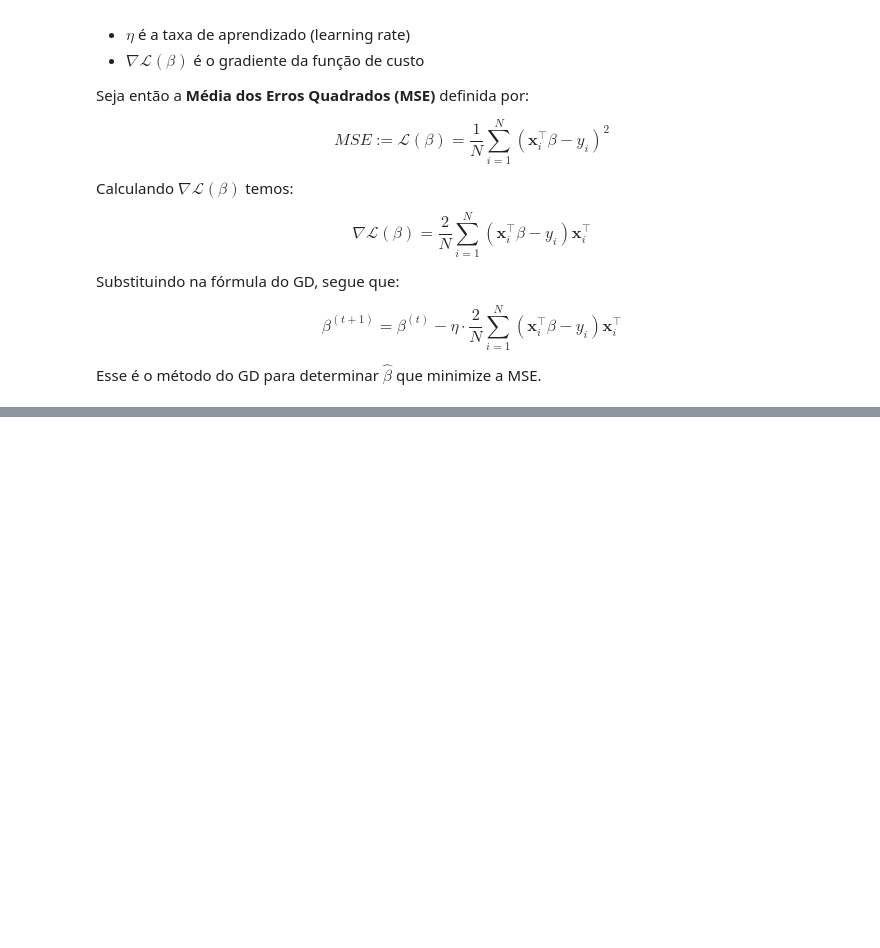
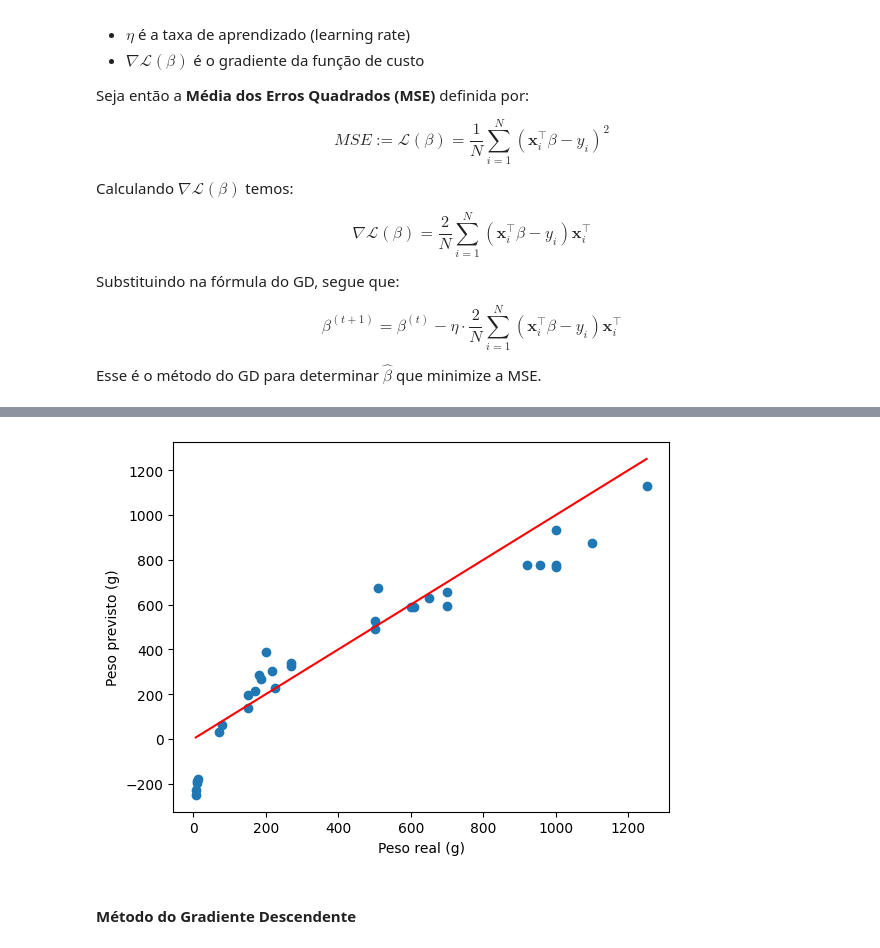
Before and after one commit to gabdourado/AI, a Jupyter notebook: ML/Supervised-Learning/Linear-Regression/Linear_Regression.ipynb, the cells around one changed output, grey strips where cells are left out. Drawn from its saved outputs; the diff is of its cells as text; code cells hidden in the pictures; blank space fills up the shorter version.

```diff
--- a/ML/Supervised-Learning/Linear-Regression/Linear_Regression.ipynb
+++ b/ML/Supervised-Learning/Linear-Regression/Linear_Regression.ipynb
@@ -122,0 +204,4 @@ Esse é o método do GD para determinar $\hat{\beta}$ que minimize a MSE.
+# %%
+def anali_linear_regression(X_train, y_train):
+  beta = np.linalg.inv(X_train.T @ X_train) @ (X_train.T @ y_train)
+  return beta
@@ -122,0 +218,20 @@ Esse é o método do GD para determinar $\hat{\beta}$ que minimize a MSE.
+# %%
+def predict(X_test, beta):
+  y_pred = X_test @ beta
+  return y_pred
+# %%
+y_pred = predict(X_test, beta)
+# %%
+plt.scatter(y_test, y_pred)
+plt.xlabel("Peso real (g)")
+plt.ylabel("Peso previsto (g)")
+
+plt.plot([y_test.min(), y_test.max()],
+         [y_test.min(), y_test.max()],
+         color="red")
+
+plt.show()
+# %% [output]
+[figure, added]
+# %% [markdown]
+#### **Método do Gradiente Descendente**
```
Also changed, not shown: parts of 20 cells of this notebook.
